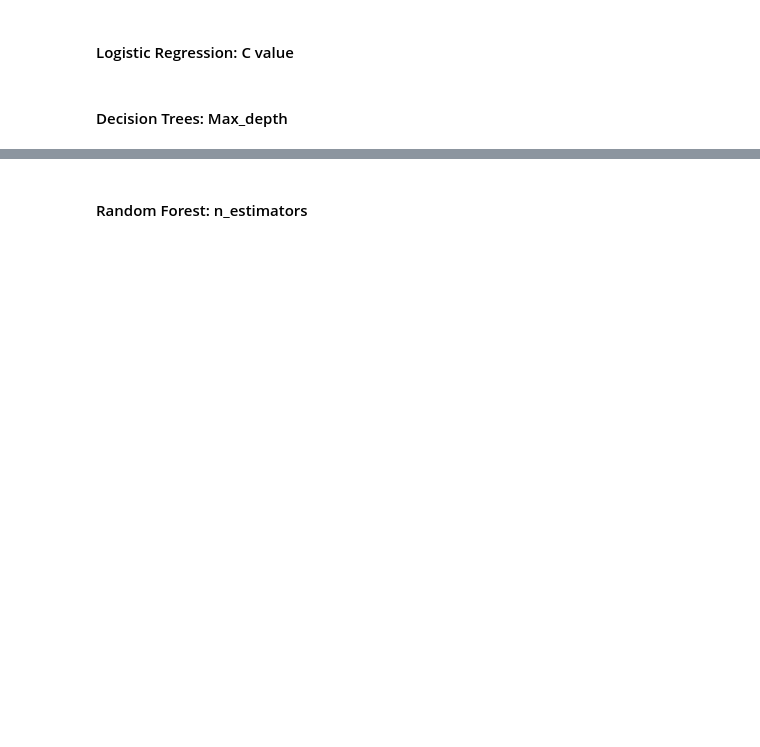
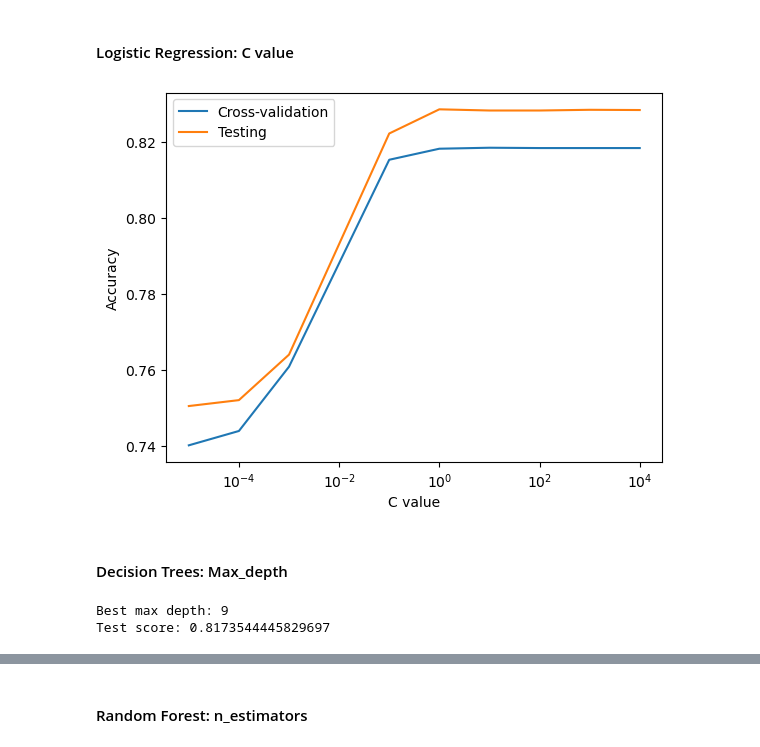
Before and after one commit to CarolMargeth/admission_prediction_project, a Jupyter notebook: Modeling_Predicting_hospital_admission_at_emergency_department_triage.ipynb, the cells around one changed output, grey strips where cells are left out. Cells and saved outputs as stored; diff of their text form; code cells hidden in the pictures; blank space fills up the shorter version.

Commit message:
modeling progress

```diff
--- a/Modeling_Predicting_hospital_admission_at_emergency_department_triage.ipynb
+++ b/Modeling_Predicting_hospital_admission_at_emergency_department_triage.ipynb
@@ -940,26 +879,62 @@ for value in c_values:
+# %%
+# Optimizing C value in Logistic Regression and comparing the results the cross validation with test data
+
+c_values = [.00001, .0001, .001, .1, 1, 10, 100, 1000, 10000]
+
+# initialize lists to store cross-validation and test scores
+cv_scores = []
+test_scores = []
+
+# loop over different values of C
+for c in c_values:
+    # initialize logistic regression model with the given value of C
+    lr = LogisticRegression(solver='lbfgs', max_iter=100000, random_state=1, C=c)
+
+    # perform cross-validation on the training set
+    cv_score = cross_val_score(lr, X_train_th, y_train_th, cv=5)
+    cv_scores.append(cv_score.mean())
+
+    # fit the logistic regression model on the training set
+    lr.fit(X_train_th, y_train_th)
+
+    # calculate the accuracy of the model on the test set
+    test_score = lr.score(X_test_th, y_test_th)
+    test_scores.append(test_score)
+# %%
+# plot the results of cross-validation and testing
+plt.semilogx(c_values, cv_scores, label='Cross-validation')
+plt.semilogx(c_values, test_scores, label='Testing')
+plt.xlabel('C value')
+plt.ylabel('Accuracy')
+plt.legend()
+plt.show()
+# %% [output]
+[figure, added]
 # %% [markdown]
 #### Decision Trees: Max_depth
 # %%
-# Cross validation
-from sklearn.model_selection import cross_val_score
+from sklearn.tree import DecisionTreeClassifier
 
-# Depths
-depths = range(5,15)
+# Train and evaluate decision tree models with varying max depths
+max_depths = [3, 4, 5, 6, 7, 8, 9, 10, 11, 12, 13]
+cv_scores = []
 
-# Set up an empty list
-cv_accuracies = []
+for depth in max_depths:
+    clf = DecisionTreeClassifier(max_depth=depth, random_state=42)
+    scores = cross_val_score(clf, X_train_th, y_train_th, cv=5)
+    cv_scores.append(scores.mean())
 
-# Iterate over the depth values
-for depth in max_depth:
+# Find the best-performing model
+best_depth = max_depths[cv_scores.index(max(cv_scores))]
+print("Best max depth:", best_depth)
 
-    # Define the KNN model
-    dtc = DecisionTreeClassifier(max_depth = depth)
+# Train the best-performing model on the full training set
+clf = DecisionTreeClassifier(max_depth=best_depth, random_state=42)
+clf.fit(X_train_th, y_train_th)
 
-    # Pass the model and the remainder set into the cross-validation function, then get cross-validated accuracy by taking the mean
-    cv_accuracy = np.mean(cross_val_score(dtc, X_rem_ss, y_rem, cv=5, n_jobs=-1))
-
-    # Append the cross-validated accuracy to the list set up above
-    cv_accuracies.append(cv_accuracy)
-
-    # Print something at the end of each iteration
-    print(f'For a max_depth value of {depth}, the cross-validated accuracy is {round(cv_accuracy, 6)}')
+# Evaluate the best-performing model on the test set
+test_score = clf.score(X_test_th, y_test_th)
+print("Test score:", test_score)
+# %% [output]
+Best max depth: 9
+Test score: 0.8173544445829697
```
Also changed, not shown: parts of 33 cells of this notebook.
